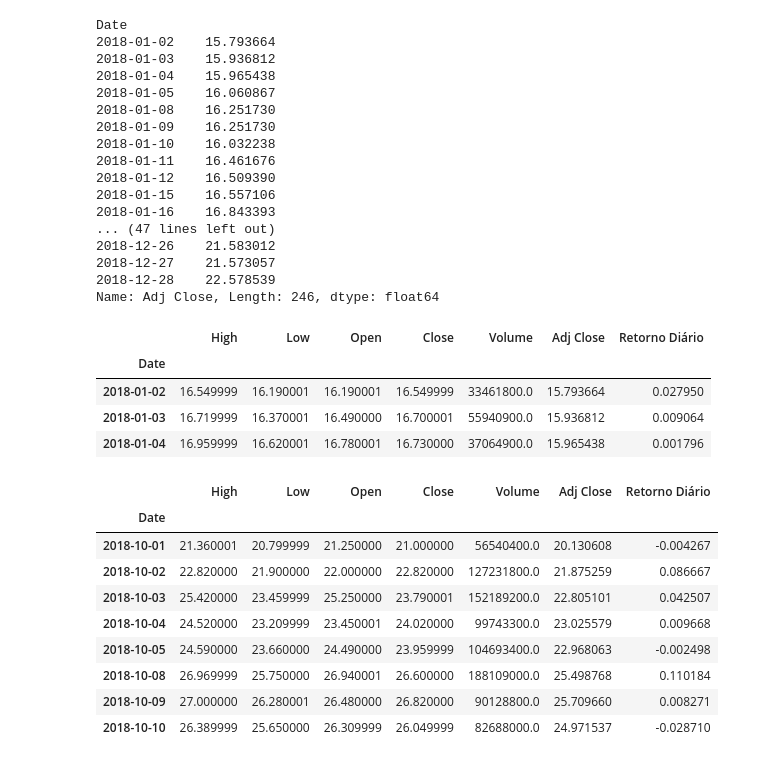
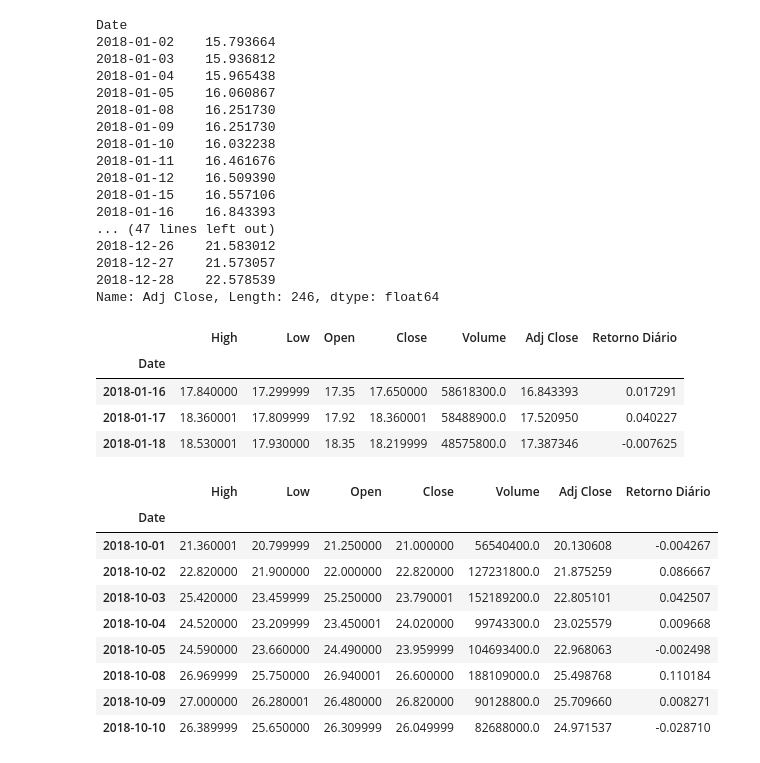
Before and after one commit to albertoivo/nossasrotas-finance, a Jupyter notebook: python-basics/Pandas & NumPy.ipynb, the cells around one changed output. Drawn from its saved outputs; the diff is of its cells as text; code cells hidden in the pictures.

```diff
--- a/python-basics/Pandas & NumPy.ipynb
+++ b/python-basics/Pandas & NumPy.ipynb
@@ -94,14 +104,14 @@ Date
 2018-12-27    21.573057
 2018-12-28    22.578539
 Name: Adj Close, Length: 246, dtype: float64
-# %%
-petrobras[0:3]
-# %% [output]
-|  | High | Low | Open | Close | Volume | Adj Close | Retorno Diário |
-| Date |  |  |  |  |  |  |  |
-| 2018-01-02 | 16.549999 | 16.190001 | 16.190001 | 16.549999 | 33461800.0 | 15.793664 | 0.027950 |
-| 2018-01-03 | 16.719999 | 16.370001 | 16.490000 | 16.700001 | 55940900.0 | 15.936812 | 0.009064 |
-| 2018-01-04 | 16.959999 | 16.620001 | 16.780001 | 16.730000 | 37064900.0 | 15.965438 | 0.001796 |
+# %%
+petrobras[10:13]
+# %% [output]
+|  | High | Low | Open | Close | Volume | Adj Close | Retorno Diário |
+| Date |  |  |  |  |  |  |  |
+| 2018-01-16 | 17.840000 | 17.299999 | 17.35 | 17.650000 | 58618300.0 | 16.843393 | 0.017291 |
+| 2018-01-17 | 18.360001 | 17.809999 | 17.92 | 18.360001 | 58488900.0 | 17.520950 | 0.040227 |
+| 2018-01-18 | 18.530001 | 17.930000 | 18.35 | 18.219999 | 48575800.0 | 17.387346 | -0.007625 |
 # %%
 petrobras['2018-10-01':'2018-10-10']
 # %% [output]
```
Also changed, not shown: parts of 4 cells of this notebook.
